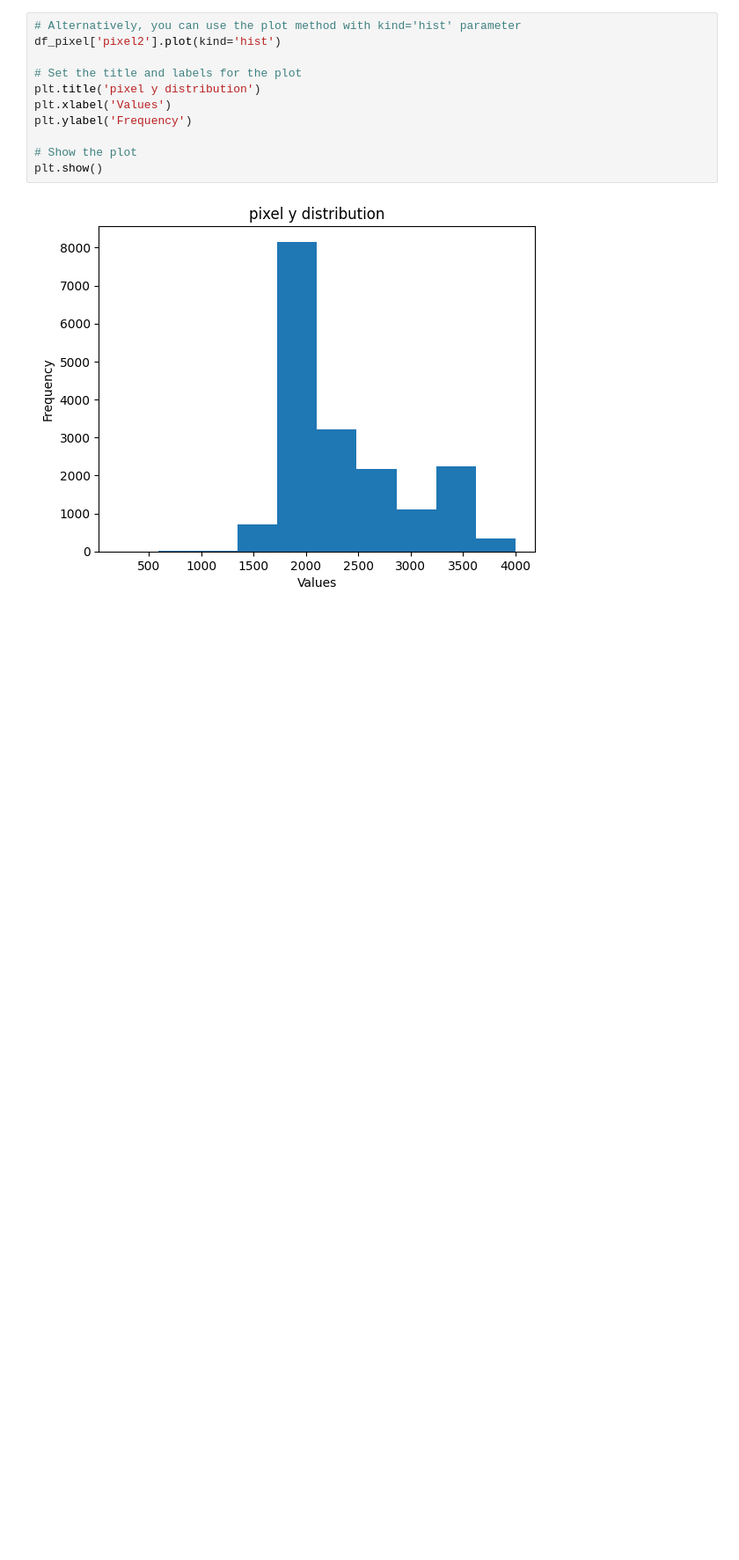
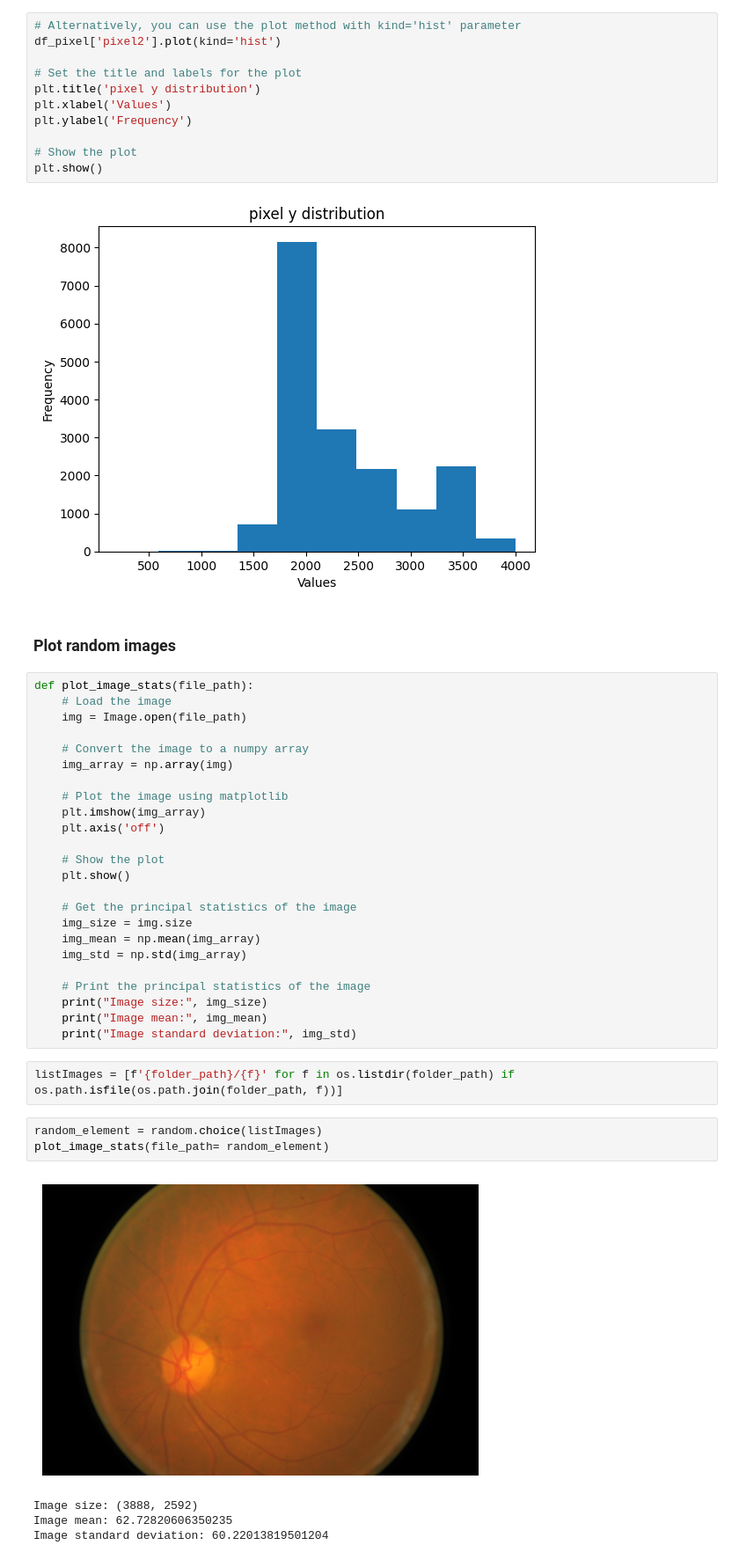
Before and after one commit to jesuarezt/procesamiento_imagenes_medicas, a Jupyter notebook: proyecto_glucoma/00_general_information_data.ipynb, the cells around one changed output. Shown at 88% size. Saved outputs shown, nothing was run; the diff lists cells and outputs as text; blank space fills up the shorter version.

Commit message:
add random print in simple analysis data

```diff
--- a/proyecto_glucoma/00_general_information_data.ipynb
+++ b/proyecto_glucoma/00_general_information_data.ipynb
@@ -51,3 +53,39 @@ plt.ylabel('Frequency')
 plt.show()
 # %% [output]
 [figure]
+# %% [markdown]
+### Plot random images
+# %%
+def plot_image_stats(file_path):
+    # Load the image
+    img = Image.open(file_path)
+
+    # Convert the image to a numpy array
+    img_array = np.array(img)
+
+    # Plot the image using matplotlib
+    plt.imshow(img_array)
+    plt.axis('off')
+
+    # Show the plot
+    plt.show()
+
+    # Get the principal statistics of the image
+    img_size = img.size
+    img_mean = np.mean(img_array)
+    img_std = np.std(img_array)
+
+    # Print the principal statistics of the image
+    print("Image size:", img_size)
+    print("Image mean:", img_mean)
+    print("Image standard deviation:", img_std)
+# %%
+listImages = [f'{folder_path}/{f}' for f in os.listdir(folder_path) if os.path.isfile(os.path.join(folder_path, f))]
+# %%
+random_element = random.choice(listImages)
+plot_image_stats(file_path= random_element)
+# %% [output]
+[figure, added]
+Image size: (3888, 2592)
+Image mean: 62.72820606350235
+Image standard deviation: 60.22013819501204
```
Also changed, not shown: parts of 1 cell of this notebook.
